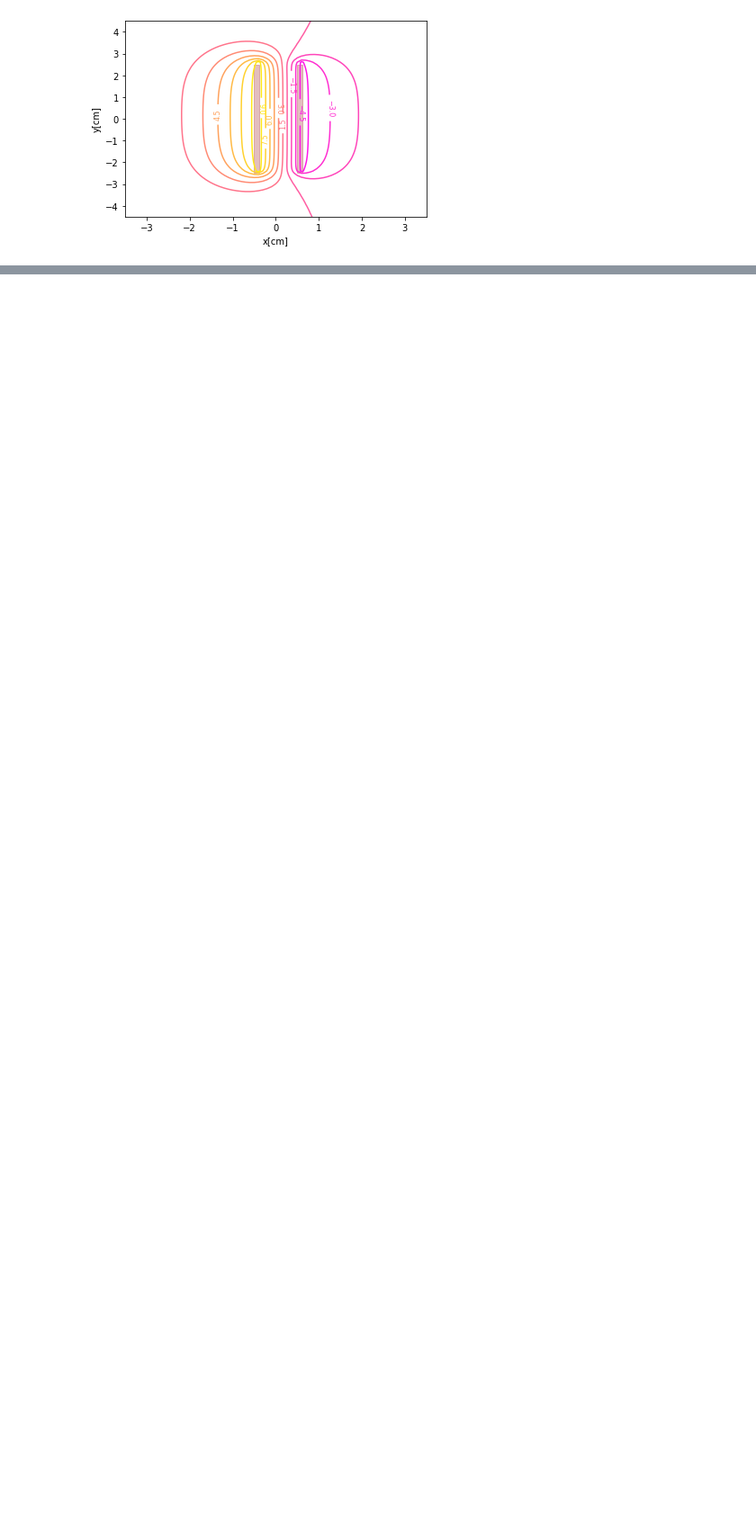
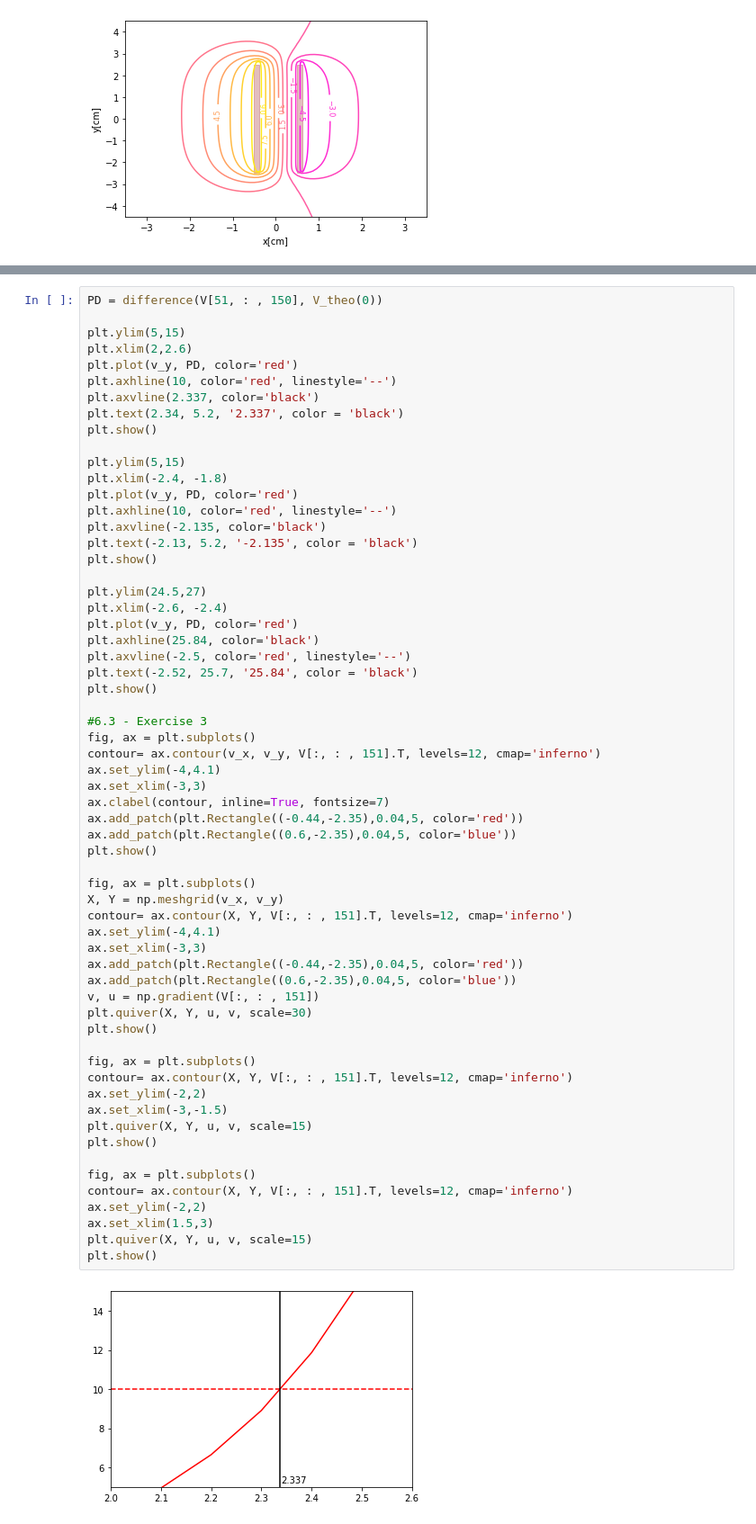
Before and after one commit to LuisGMM/UC3M-ELECTROMAGNETISM-AND-OPTICS-NUMERICAL-LAB, a Jupyter notebook: EMO_LAB_PROGRAMMING.ipynb, the cells around one changed output, grey strips where cells are left out. Shown: that part at 90% size. Drawn from its saved outputs; the diff is of its cells as text; blank space fills up the shorter version.

```diff
--- a/EMO_LAB_PROGRAMMING.ipynb
+++ b/EMO_LAB_PROGRAMMING.ipynb
@@ -201,0 +204,63 @@ plt.show()
+# %%
+PD = difference(V[51, : , 150], V_theo(0))
+
+plt.ylim(5,15)
+plt.xlim(2,2.6)
+plt.plot(v_y, PD, color='red')
+plt.axhline(10, color='red', linestyle='--')
+plt.axvline(2.337, color='black')
+plt.text(2.34, 5.2, '2.337', color = 'black')
+plt.show()
+
+plt.ylim(5,15)
+plt.xlim(-2.4, -1.8)
+plt.plot(v_y, PD, color='red')
+plt.axhline(10, color='red', linestyle='--')
+plt.axvline(-2.135, color='black')
+plt.text(-2.13, 5.2, '-2.135', color = 'black')
+plt.show()
+
+plt.ylim(24.5,27)
+plt.xlim(-2.6, -2.4)
+plt.plot(v_y, PD, color='red')
+plt.axhline(25.84, color='black')
+plt.axvline(-2.5, color='red', linestyle='--')
+plt.text(-2.52, 25.7, '25.84', color = 'black')
+plt.show()
+
+#6.3 - Exercise 3
+fig, ax = plt.subplots()
+contour= ax.contour(v_x, v_y, V[:, : , 151].T, levels=12, cmap='inferno')
+ax.set_ylim(-4,4.1)
+ax.set_xlim(-3,3)
+ax.clabel(contour, inline=True, fontsize=7)
+ax.add_patch(plt.Rectangle((-0.44,-2.35),0.04,5, color='red'))
+ax.add_patch(plt.Rectangle((0.6,-2.35),0.04,5, color='blue'))
+plt.show()
+
+fig, ax = plt.subplots()
+X, Y = np.meshgrid(v_x, v_y)
+contour= ax.contour(X, Y, V[:, : , 151].T, levels=12, cmap='inferno')
+ax.set_ylim(-4,4.1)
+ax.set_xlim(-3,3)
+ax.add_patch(plt.Rectangle((-0.44,-2.35),0.04,5, color='red'))
+ax.add_patch(plt.Rectangle((0.6,-2.35),0.04,5, color='blue'))
+v, u = np.gradient(V[:, : , 151])
+plt.quiver(X, Y, u, v, scale=30)
+plt.show()
+
+fig, ax = plt.subplots()
+contour= ax.contour(X, Y, V[:, : , 151].T, levels=12, cmap='inferno')
+ax.set_ylim(-2,2)
+ax.set_xlim(-3,-1.5)
+plt.quiver(X, Y, u, v, scale=15)
+plt.show()
+
+fig, ax = plt.subplots()
+contour= ax.contour(X, Y, V[:, : , 151].T, levels=12, cmap='inferno')
+ax.set_ylim(-2,2)
+ax.set_xlim(1.5,3)
+plt.quiver(X, Y, u, v, scale=15)
+plt.show()
+# %% [output]
+[figure, added]
```
Also changed, not shown: parts of 5 cells of this notebook.
